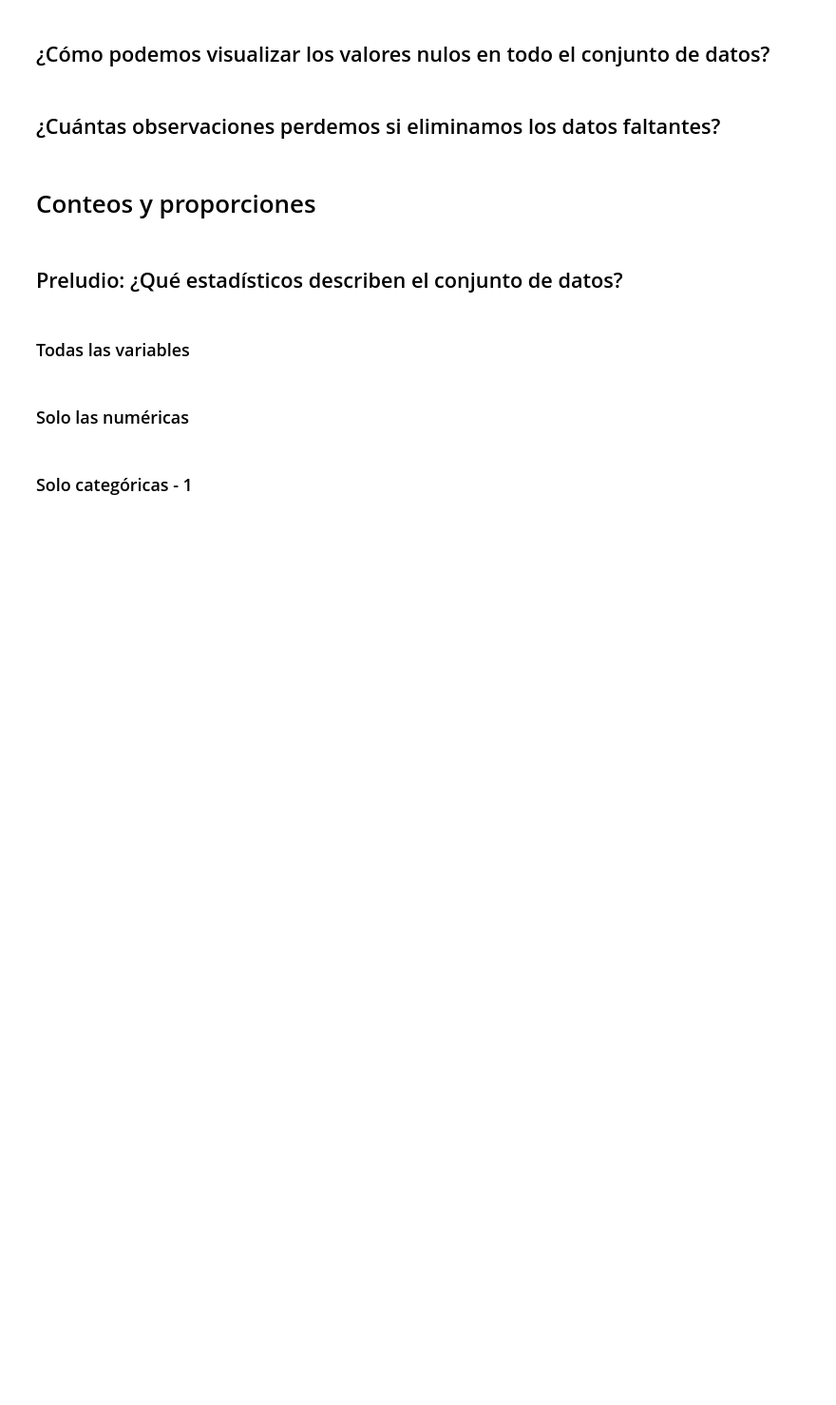
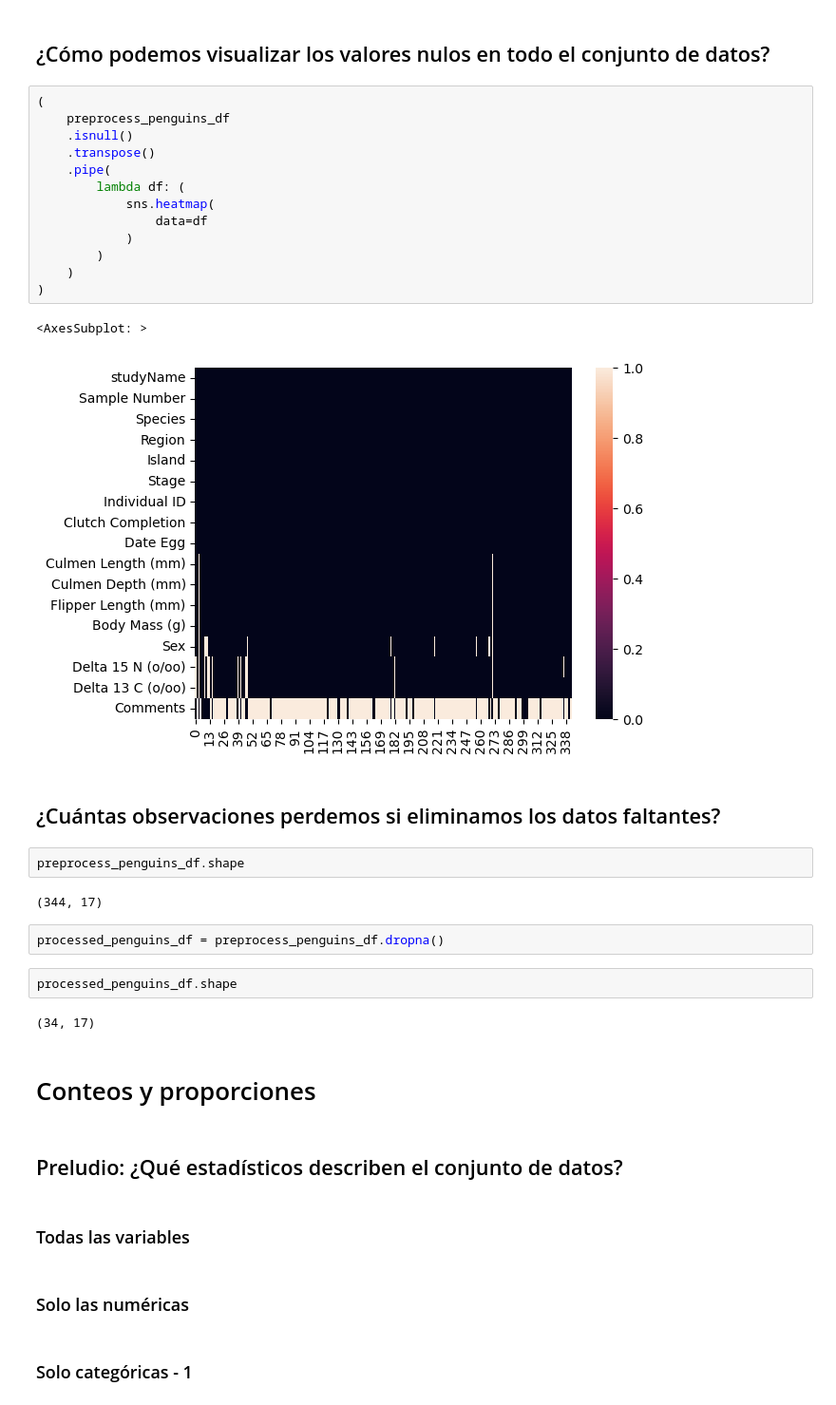
Before and after one commit to sprtn-117/penguins, a Jupyter notebook: conociendo-nuestros-datos.ipynb, the cells around one changed output. Shown at 95% size. Saved outputs shown, nothing was run; the diff lists cells and outputs as text; blank space fills up the shorter version.

```diff
--- a/conociendo-nuestros-datos.ipynb
+++ b/conociendo-nuestros-datos.ipynb
@@ -127,7 +247,33 @@ Links de importación de datos:
 # %% [markdown]
 ## ¿Cómo podemos visualizar los valores nulos en todo el conjunto de datos?
+# %%
+(
+    preprocess_penguins_df
+    .isnull()
+    .transpose()
+    .pipe(
+        lambda df: (
+            sns.heatmap(
+                data=df
+            )
+        )
+    )
+)
+# %% [output]
+<AxesSubplot: >
+[figure, added]
 # %% [markdown]
 ## ¿Cuántas observaciones perdemos si eliminamos los datos faltantes?
+# %%
+preprocess_penguins_df.shape
+# %% [output]
+(344, 17)
+# %%
+processed_penguins_df = preprocess_penguins_df.dropna()
+# %%
+processed_penguins_df.shape
+# %% [output]
+(34, 17)
 # %% [markdown]
 # Conteos y proporciones
 # %% [markdown]
```
Also changed, not shown: parts of 10 cells of this notebook.
